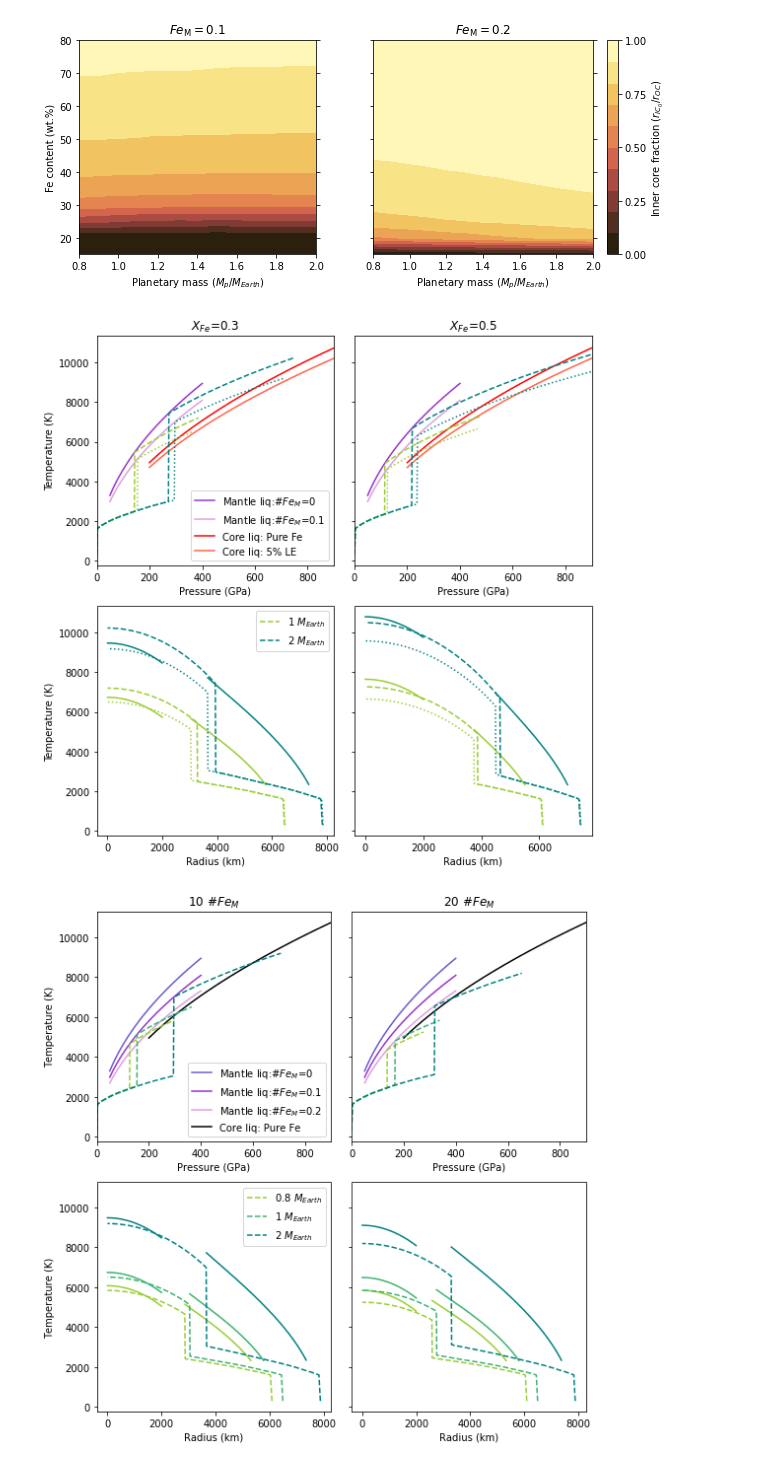
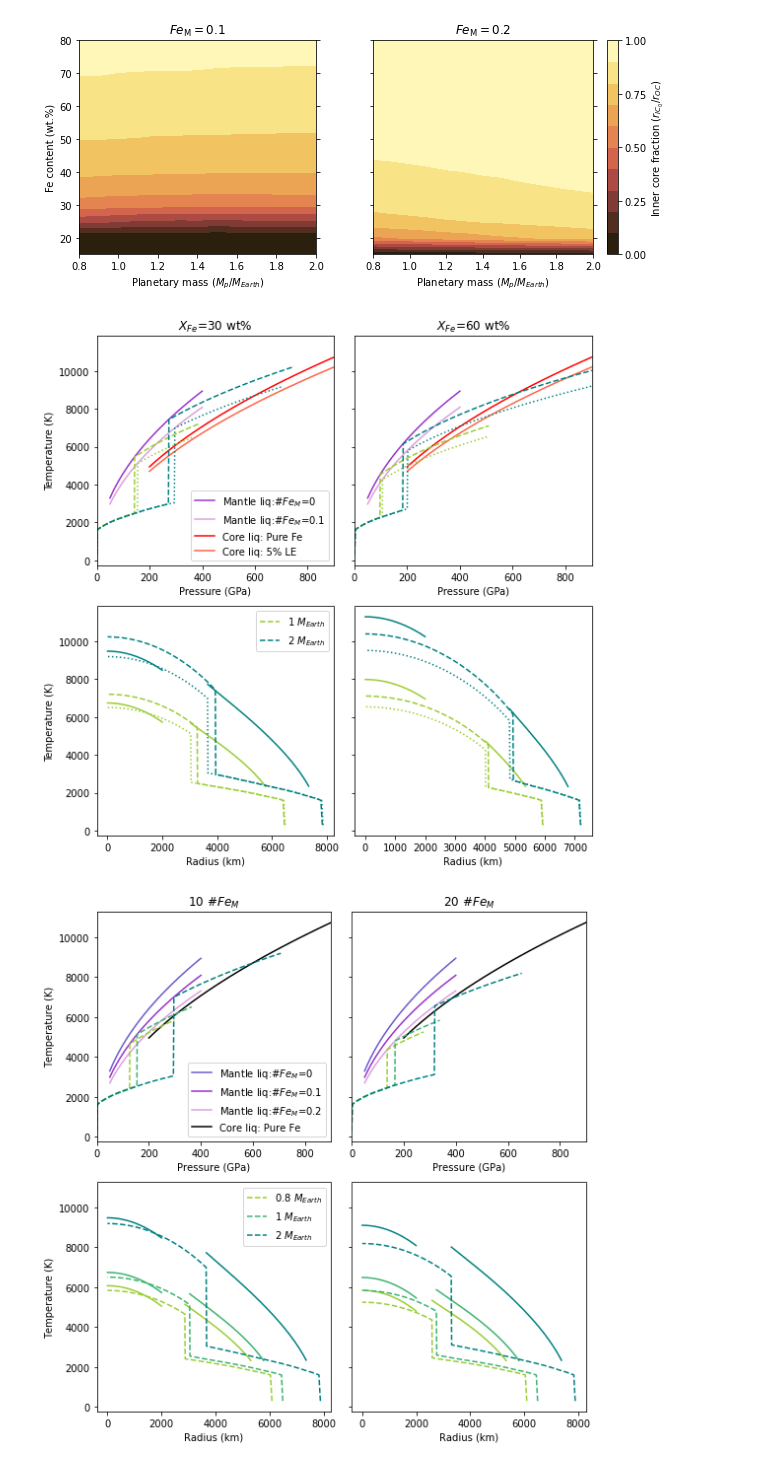
Before and after one commit to irenebonati/exo-cores, a Jupyter notebook: Plots_paper.ipynb, the cells around one changed output. Cells and saved outputs as stored; diff of their text form; code cells hidden in the pictures.

```diff
--- a/Plots_paper.ipynb
+++ b/Plots_paper.ipynb
@@ -338,41 +338,41 @@ for i, mass in enumerate(masses):
     ax[1,0].plot(core["r(m)"]/1e3, T_liquidus_core(core["p(GPa)"]), color=cm[i], label= "")
 
 for i, mass in enumerate(masses):
-    data = pd.read_csv(file(mass, 50, 0), skipinitialspace=True, sep=" ", names=names, index_col=False)
+    data = pd.read_csv(file(mass, 60, 0), skipinitialspace=True, sep=" ", names=names, index_col=False)
     if i==0:
         ax[0,1].plot(data["p(GPa)"], data["T(K)"], mark[i], color=cm[i])
     else:
         ax[0,1].plot(data["p(GPa)"], data["T(K)"], mark[i], color=cm[i], label= "")
     ax[1,1].plot(data["r(m)"]/1e3, data["T(K)"], mark[i], color=cm[i],label=label[i])
 
-    data = pd.read_csv(file(mass, 50, 10), skipinitialspace=True, sep=" ", names=names, index_col=False)
+    data = pd.read_csv(file(mass, 60, 10), skipinitialspace=True, sep=" ", names=names, index_col=False)
     if i==0:
         ax[0,1].plot(data["p(GPa)"], data["T(K)"], ':', color=cm[i])
     else:
         ax[0,1].plot(data["p(GPa)"], data["T(K)"], ':', color=cm[i], label= "")
     ax[1,1].plot(data["r(m)"]/1e3, data["T(K)"], ':', color=cm[i])
 
     deep_mantle = data[(data["Material-Parameter"] == 7.) | (data["Material-Parameter"] == 6.)]
     core = data[(data["r(m)"] <2e6)]
     ax[1,1].plot(deep_mantle["r(m)"]/1e3, T_liquidus_mantle(deep_mantle["p(GPa)"]), color=cm[i], label="")
     ax[1,1].plot(core["r(m)"]/1e3, T_liquidus_core(core["p(GPa)"]), color=cm[i], label= "")
 
 ax[0,0].set_xlabel("Pressure (GPa)")
 ax[0,1].set_xlabel("Pressure (GPa)")
 ax[1,0].set_xlabel("Radius (km)")
 ax[1,1].set_xlabel("Radius (km)")
 ax[0,0].set_ylabel("Temperature (K)")
 ax[1,0].set_ylabel("Temperature (K)")
 ax[0,0].set_xlim([0, 900])
 ax[0,1].set_xlim([0, 900])
 ax[0,0].legend()
-ax[0,0].set_title('$X_{Fe}$=0.3')
-ax[0,1].set_title('$X_{Fe}$=0.5')
+ax[0,0].set_title('$X_{Fe}$=30 wt%')
+ax[0,1].set_title('$X_{Fe}$=60 wt%')
 ax[1,0].legend()
 plt.tight_layout()
 plt.savefig("Figures/Temperature_profiles_Fex.pdf")
 # %% [output]
-[figure, old version]
+[figure, new version]
 # %%
 names = ["g(m/s^2)", "p(GPa)", "rho(kg/m^3)","r(m)", "T(K)", "oups", "Cp(J/kgK)", "alpha(10^-5 1/s)", "Gruneisen(1)", \
         "KT(GPa)", "KS(GPa)", "G(GPa)", "ElCond (Siemens)", "Material-Parameter" ]
```
Also changed, not shown: 6 other files.
